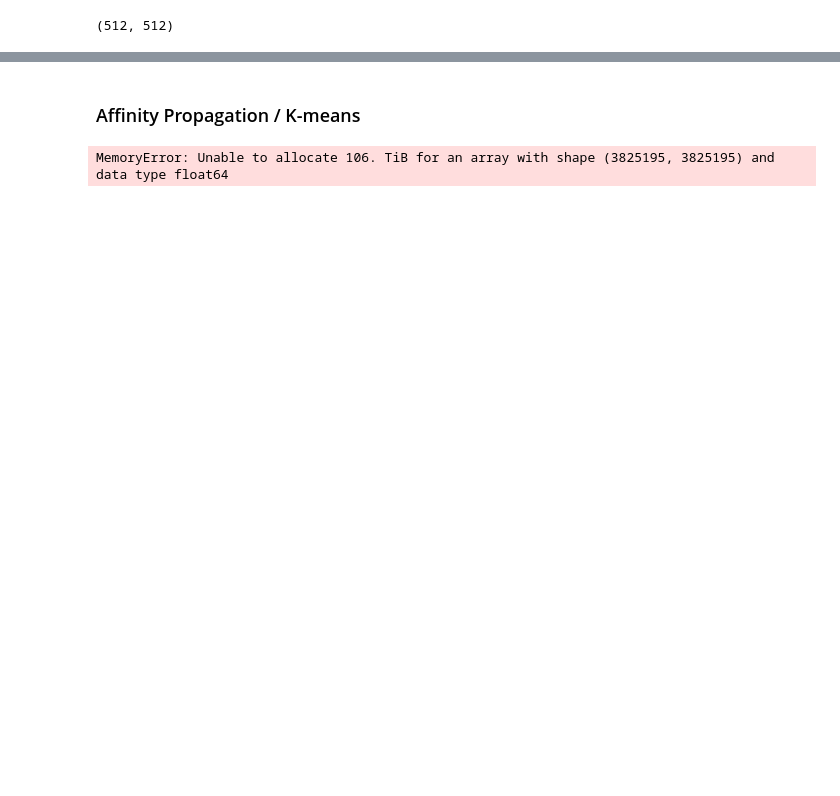
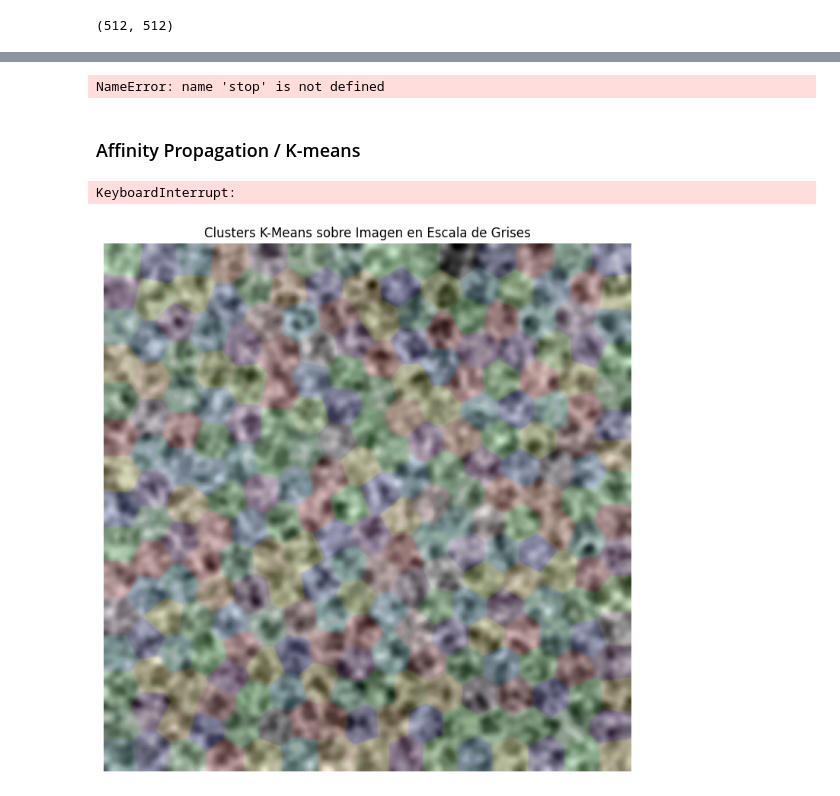
Before and after one commit to Jojo3235/tratamiento-imagense, a Jupyter notebook: Tratamiento de imagenes biomedicas/proyecto/practica.ipynb, the cells around one changed output, grey strips where cells are left out. Saved outputs shown, nothing was run; the diff lists cells and outputs as text; code cells hidden in the pictures; blank space fills up the shorter version.

```diff
--- a/Tratamiento de imagenes biomedicas/proyecto/practica.ipynb
+++ b/Tratamiento de imagenes biomedicas/proyecto/practica.ipynb
@@ -134,17 +147,64 @@ data_img_clustering
  ...]
+# %%
+stop
+# %% [output]
+NameError: name 'stop' is not defined
 # %% [markdown]
 ### Affinity Propagation / K-means
 # %%
 from sklearn.cluster import AffinityPropagation
-
+n = 0 # sector
 X = data_img_clustering
 X
-# X_tests = X[:len(X)/4]
+X_tests = X[int(n*len(X)/16):int((n+1)*len(X)/16)]
 
 clustering = AffinityPropagation()
 
-cosas = clustering.fit(X)
+cosas = clustering.fit(X_tests)
 
-clustering.predict()
+# clustering.predict()
 # %% [output]
-MemoryError: Unable to allocate 106. TiB for an array with shape (3825195, 3825195) and data type float64
+KeyboardInterrupt:
+# %%
+from sklearn.cluster import KMeans
+
+
+kmeans = KMeans(n_clusters=16*16).fit(X)
+
+# info =
+# %%
+labels = kmeans.labels_
+# %%
+import matplotlib.pyplot as plt
+import numpy as np
+from sklearn.cluster import KMeans
+s = 64
+
+kmeans = KMeans(n_clusters=s*s).fit(X)
+# 1. Separar las coordenadas x e y desde la lista de tuplas
+coords = np.array(data_img_clustering)
+x = coords[:, 0]
+y = coords[:, 1]
+
+# 2. Configurar el gráfico
+plt.figure(figsize=(9, 9))
+
+# Mostrar la imagen base en escala de grises
+# (ajusta el nombre de tu variable si no se llama 'imagen')
+plt.imshow(test_gauss, cmap="gray")
+
+# Superponer los puntos con colores por cluster
+plt.scatter(
+    x,
+    y,
+    c=labels,
+    cmap="nipy_spectral",  # Paleta con alta variación para 256 grupos
+    s=3,  # Tamaño de los puntos
+    alpha=0.015,
+)
+
+plt.title("Clusters K-Means sobre Imagen en Escala de Grises")
+plt.axis("off")  # Oculta los ejes numéricos
+plt.show()
+# %% [output]
+[figure, added]
```
Also changed, not shown: parts of 8 cells of this notebook.
